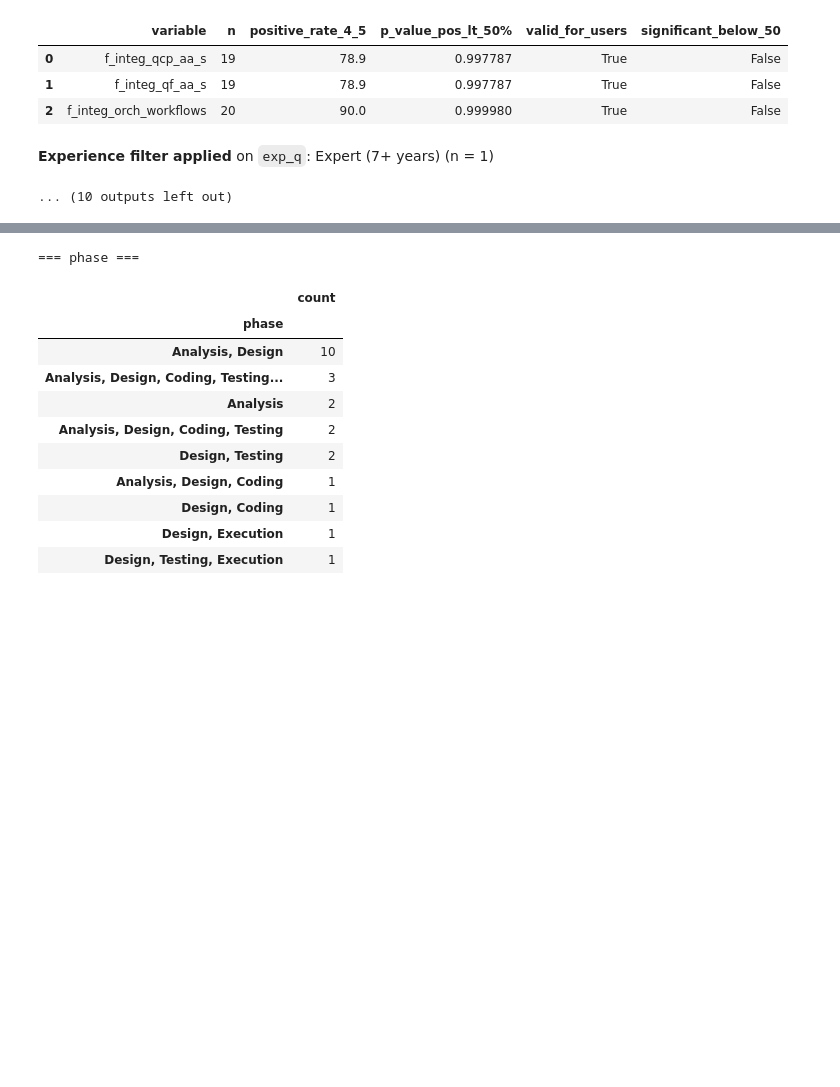
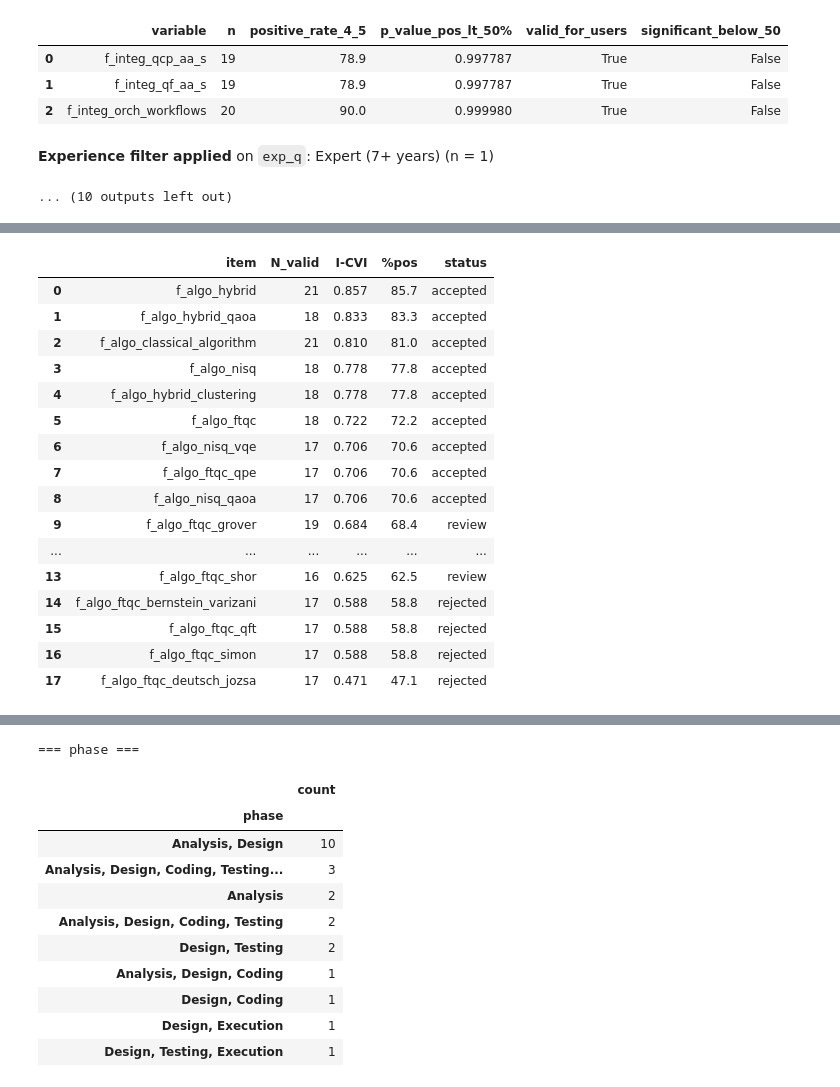
Before and after one commit to ricpdc/QSPL-Survey, a Jupyter notebook: QSE_Survey_Analysis_Colab.ipynb, the cells around one changed output, grey strips where cells are left out. Drawn from its saved outputs; the diff is of its cells as text; code cells hidden in the pictures; blank space fills up the shorter version.

```diff
--- a/QSE_Survey_Analysis_Colab.ipynb
+++ b/QSE_Survey_Analysis_Colab.ipynb
@@ -1512,0 +1849,70 @@ combined_raw_expert, combined_pretty_expert = screen_valid_for_users_by_groups_w
+# %%
+def compute_icvi(
+    df,
+    cols,
+    positive_threshold=4,
+    accept_threshold=0.70,
+    review_threshold=0.60
+):
+    """
+    Compute I-CVI and positive response ratios for each Likert-5 item.
+
+    Classification:
+        - 'accepted'  : I-CVI >= accept_threshold
+        - 'review'    : review_threshold <= I-CVI < accept_threshold
+        - 'rejected'  : I-CVI < review_threshold
+    """
+    rows = []
+
+    for col in cols:
+        if col not in df.columns:
+            continue
+
+        s = pd.to_numeric(df[col], errors="coerce")
+
+        valid = s[s > 0]               # remove DK/NA
+        n_valid = valid.shape[0]
+
+        if n_valid == 0:
+            rows.append({
+                "item": col,
+                "N_valid": 0,
+                "I-CVI": np.nan,
+                "%pos": np.nan,
+                "status": "no_data"
+            })
+            continue
+
+        pos = (valid >= positive_threshold).sum()
+        i_cvi = pos / n_valid
+        pct_pos = 100 * i_cvi
+
+        # Classification according to thresholds
+        if i_cvi >= accept_threshold:
+            status = "accepted"
+        elif i_cvi >= review_threshold:
+            status = "review"
+        else:
+            status = "rejected"
+
+        rows.append({
+            "item": col,
+            "N_valid": n_valid,
+            "I-CVI": round(i_cvi, 3),
+            "%pos": round(pct_pos, 1),
+            "status": status
+        })
+
+    return pd.DataFrame(rows).sort_values(by="I-CVI", ascending=False).reset_index(drop=True)
+
+
+# Compute I-CVI for all Likert-5 "f_" items grouped under `groups`
+icvi_results = {}
+for group_name, cols in groups.items():
+    icvi_results[group_name] = compute_icvi(df, cols)
+
+# Example output
+for group, table in icvi_results.items():
+    print(f"\n=== I-CVI for group: {group} ===")
+    display(table)
+# %% [output]
@@ -1512,0 +1926,17 @@ combined_raw_expert, combined_pretty_expert = screen_valid_for_users_by_groups_w
+|  | item | N_valid | I-CVI | %pos | status |
+| 0 | f_algo_hybrid | 21 | 0.857 | 85.7 | accepted |
+| 1 | f_algo_hybrid_qaoa | 18 | 0.833 | 83.3 | accepted |
+| 2 | f_algo_classical_algorithm | 21 | 0.810 | 81.0 | accepted |
+| 3 | f_algo_nisq | 18 | 0.778 | 77.8 | accepted |
+| 4 | f_algo_hybrid_clustering | 18 | 0.778 | 77.8 | accepted |
+| 5 | f_algo_ftqc | 18 | 0.722 | 72.2 | accepted |
+| 6 | f_algo_nisq_vqe | 17 | 0.706 | 70.6 | accepted |
+| 7 | f_algo_ftqc_qpe | 17 | 0.706 | 70.6 | accepted |
+| 8 | f_algo_nisq_qaoa | 17 | 0.706 | 70.6 | accepted |
+| 9 | f_algo_ftqc_grover | 19 | 0.684 | 68.4 | review |
+| ... | ... | ... | ... | ... | ... |
+| 13 | f_algo_ftqc_shor | 16 | 0.625 | 62.5 | review |
+| 14 | f_algo_ftqc_bernstein_varizani | 17 | 0.588 | 58.8 | rejected |
+| 15 | f_algo_ftqc_qft | 17 | 0.588 | 58.8 | rejected |
+| 16 | f_algo_ftqc_simon | 17 | 0.588 | 58.8 | rejected |
+| 17 | f_algo_ftqc_deutsch_jozsa | 17 | 0.471 | 47.1 | rejected |
```
Also changed, not shown: parts of 32 cells of this notebook.
